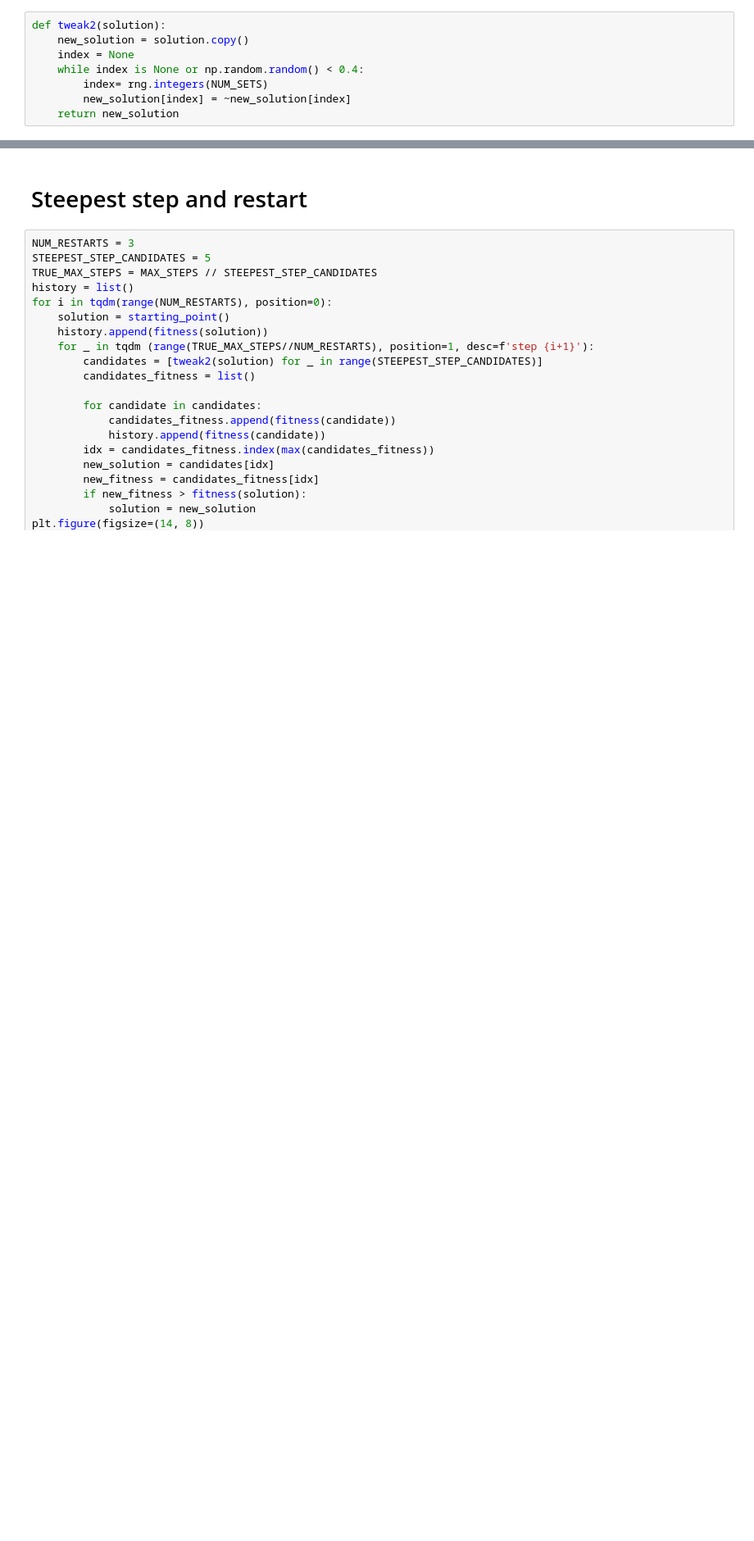
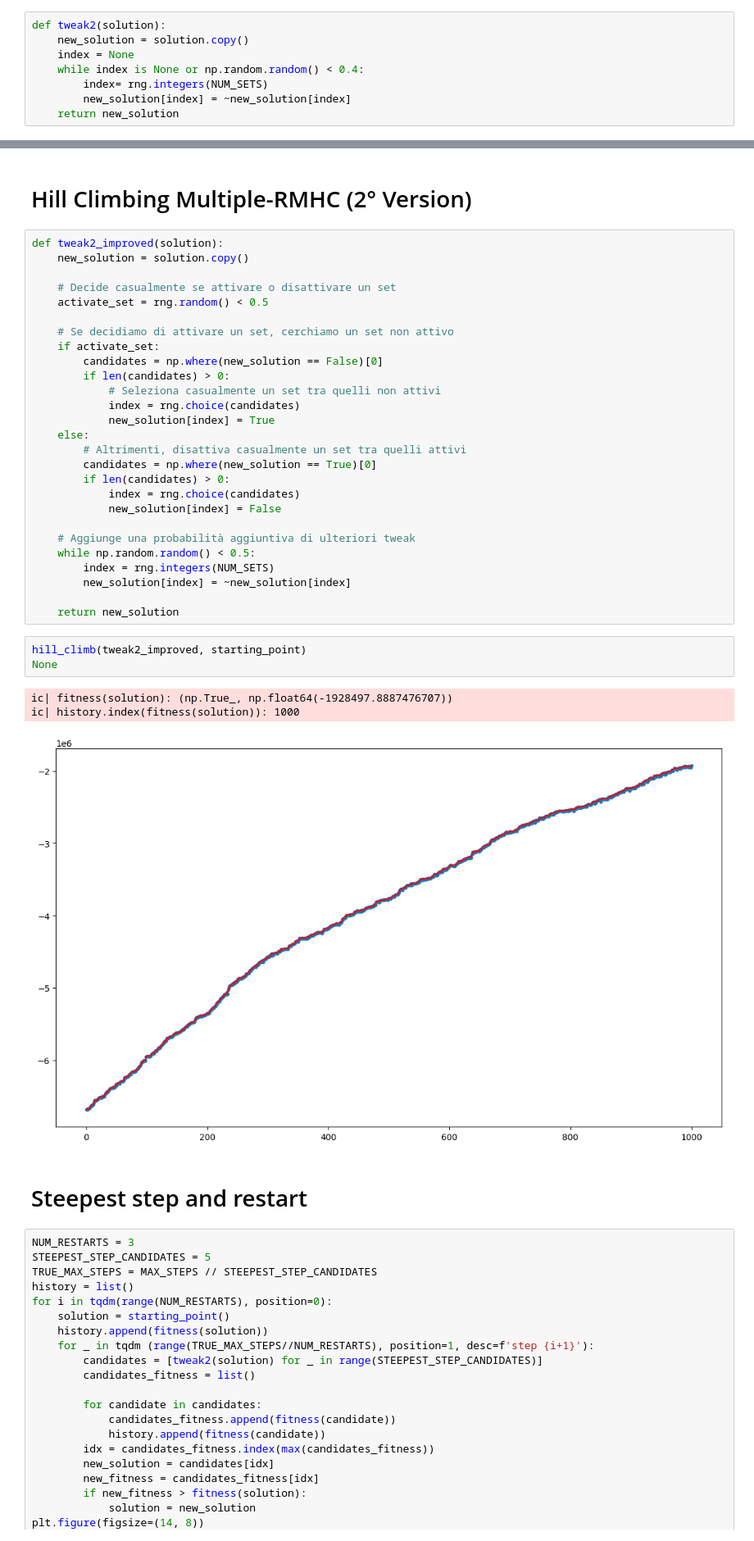
Before and after one commit to Gabriele-Raffaele/CI2024_lab1, a Jupyter notebook: lab1.ipynb, the cells around one changed output, grey strips where cells are left out. Shown: that part at 82% size. Drawn from its saved outputs; the diff is of its cells as text; blank space fills up the shorter version.

```diff
--- a/lab1.ipynb
+++ b/lab1.ipynb
@@ -121,3 +119,39 @@ ic| history.index(fitness(solution)): 100
+# %% [markdown]
+# Hill Climbing  Multiple-RMHC (2° Version)
+# %%
+def tweak2_improved(solution):
+    new_solution = solution.copy()
+
+    # Decide casualmente se attivare o disattivare un set
+    activate_set = rng.random() < 0.5
+
+    # Se decidiamo di attivare un set, cerchiamo un set non attivo
+    if activate_set:
+        candidates = np.where(new_solution == False)[0]
+        if len(candidates) > 0:
+            # Seleziona casualmente un set tra quelli non attivi
+            index = rng.choice(candidates)
+            new_solution[index] = True
+    else:
+        # Altrimenti, disattiva casualmente un set tra quelli attivi
+        candidates = np.where(new_solution == True)[0]
+        if len(candidates) > 0:
+            index = rng.choice(candidates)
+            new_solution[index] = False
+
+    # Aggiunge una probabilità aggiuntiva di ulteriori tweak
+    while np.random.random() < 0.5:
+        index = rng.integers(NUM_SETS)
+        new_solution[index] = ~new_solution[index]
+
+    return new_solution
+# %%
+hill_climb(tweak2_improved, starting_point)
+None
+# %% [output]
+ic| fitness(solution): (np.True_, np.float64(-1928497.8887476707))
+ic| history.index(fitness(solution)): 1000
+[figure, added]
 # %% [markdown]
 # Steepest step and restart
 # %%
```
Also changed, not shown: parts of 13 cells of this notebook.
